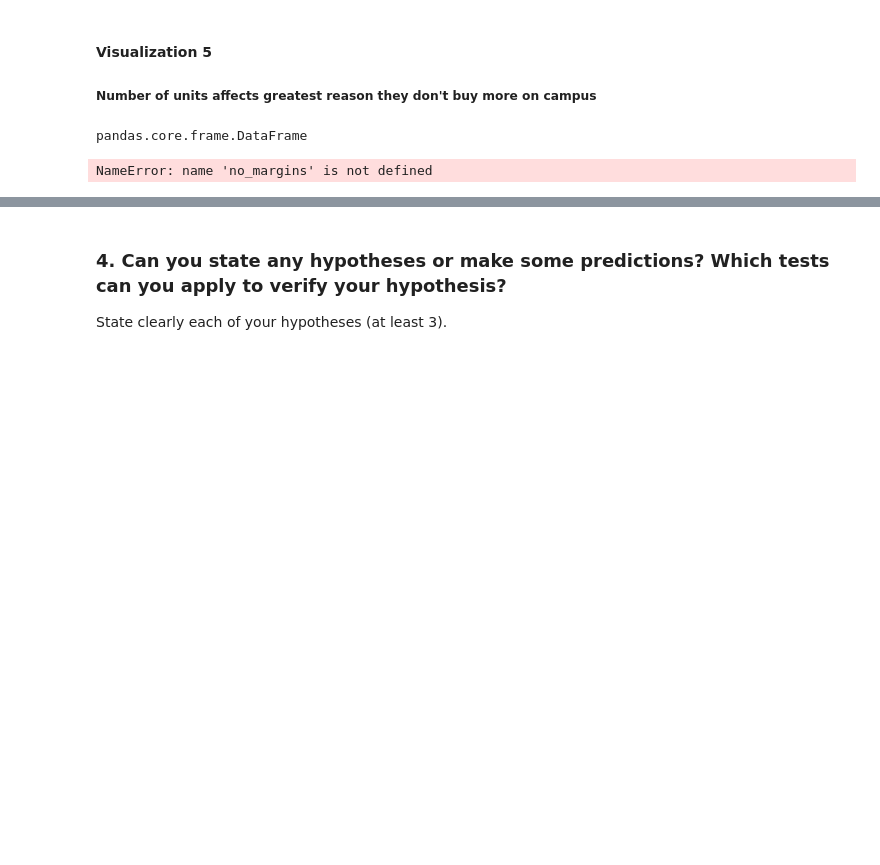
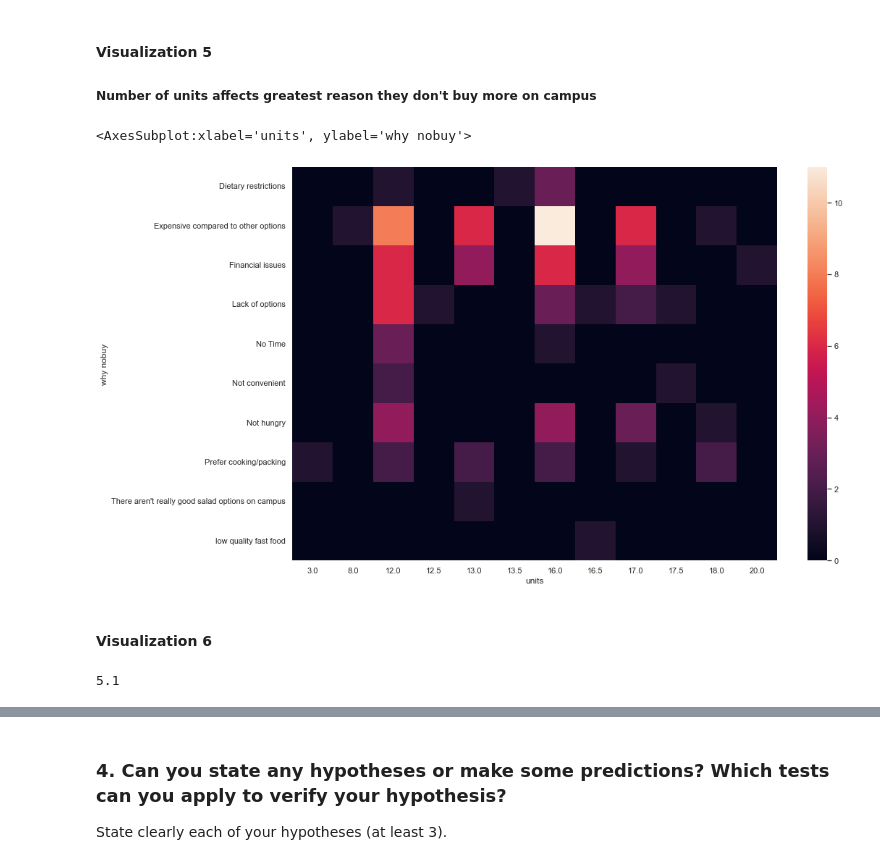
Before and after one commit to PikaSannnnn/cs105minproject, a Jupyter notebook: miniproject.ipynb, the cells around one changed output, grey strips where cells are left out. Cells and saved outputs as stored; diff of their text form; code cells hidden in the pictures; blank space fills up the shorter version.

```diff
--- a/miniproject.ipynb
+++ b/miniproject.ipynb
@@ -456,11 +456,8 @@ spider_fig.show()
 ##### Number of units affects greatest reason they don't buy more on campus
 # %%
 units_why_ct = pd.crosstab(index=data.units, columns=data['why nobuy'], margins=False)
-# %%
-type(data)
-# %% [output]
-pandas.core.frame.DataFrame
 # %%
-sns.heatmap(data=no_margins)
+sns.heatmap(data=units_why_ct.transpose())
 # %% [output]
-NameError: name 'no_margins' is not defined
+<AxesSubplot:xlabel='units', ylabel='why nobuy'>
+[figure, added]
@@ -468,0 +464,18 @@ NameError: name 'no_margins' is not defined
+# %% [markdown]
+#### Visualization 6
+# %%
+%matplotlib inline
+#Group_a: students who have dining plan
+group56_57 = data[['dining plan', 'avg purchases']]
+group56_57_yes = group56_57.loc[group56_57['dining plan'] == "Yes"]
+group56_57_yes = group56_57_yes.drop('dining plan', axis=1)
+group56_57_yes = group56_57_yes.reset_index(drop=True)
+
+students = group56_57_yes.value_counts().sum()
+total_items = group56_57_yes['avg purchases'].sum()
+
+total_items / students
+#The mean for group_a: students who do have a dining plan
+#if we were to exclude the outlier is would instead be 80 (total items) / 22(students) = average of 3.6 items
+# %% [output]
+5.1
```
Also changed, not shown: parts of 5 cells of this notebook.
